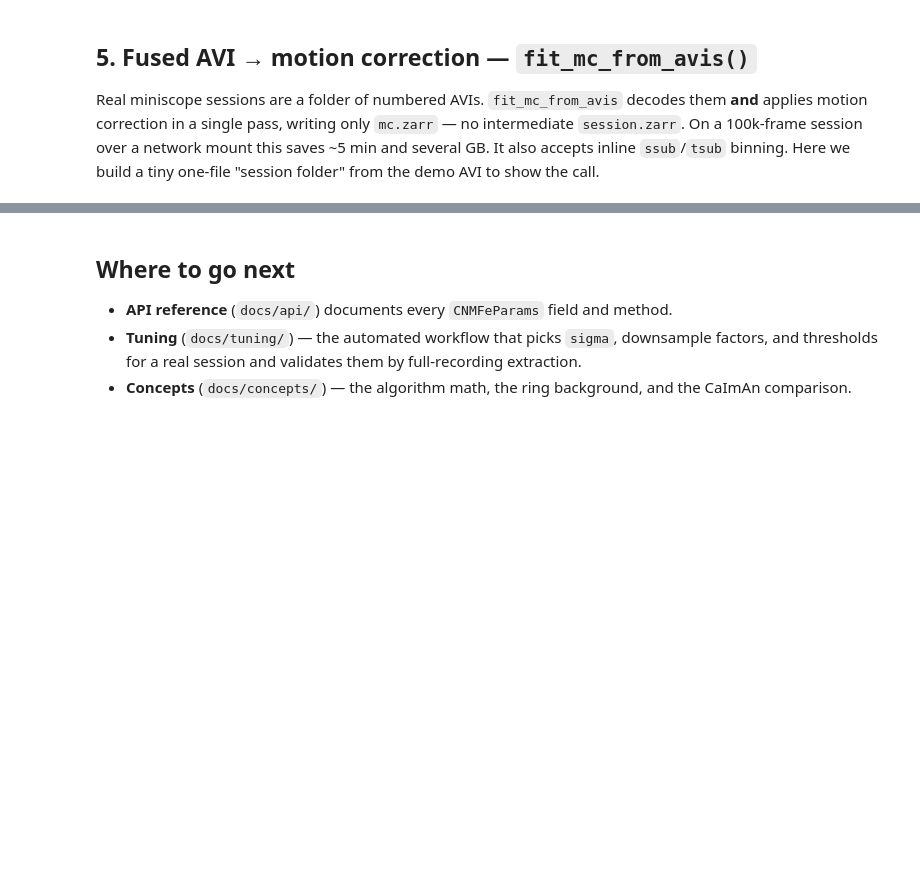
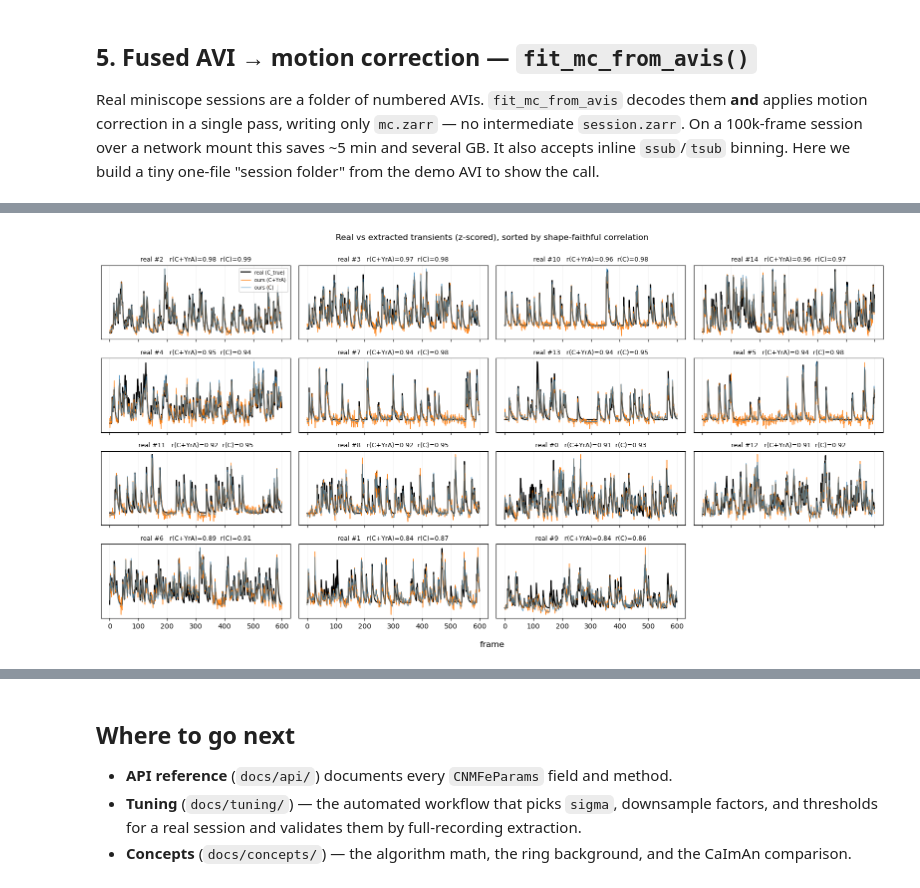
Before and after one commit to FlorianNeurosci/miniCNMFe, a Jupyter notebook: demo_notebooks/03_advanced_features.ipynb, the cells around one changed output, grey strips where cells are left out. Drawn from its saved outputs; the diff is of its cells as text; code cells hidden in the pictures; blank space fills up the shorter version.

```diff
--- a/demo_notebooks/03_advanced_features.ipynb
+++ b/demo_notebooks/03_advanced_features.ipynb
@@ -307,0 +337,71 @@ fused decode+MC in 2.7s
+# %%
+from scipy.optimize import linear_sum_assignment
+
+# --- ground truth (real neurons only; ghosts are not in the GT) ---
+meta = np.load(DEMO / "realistic_medium_meta.npz")
+C_true = meta["C_true"]           # (Kt, T)  true calcium traces
+A_true = meta["A_true"]           # (H*W, Kt) true footprints
+Kt = C_true.shape[0]
+
+def unit_cols(M):
+    n = np.linalg.norm(M, axis=0); n[n == 0] = 1.0
+    return M / n
+
+def corr(a, b):
+    a = a - a.mean(); b = b - b.mean()
+    d = np.linalg.norm(a) * np.linalg.norm(b)
+    return float(a @ b / d) if d else 0.0
+
+def register(model):
+    """Match accepted components to GT by footprint overlap; return matched pairs."""
+    acc = model.accepted_mask
+    A = model.A.toarray()[:, acc]
+    C, CY = model.C[acc], (model.C + model.YrA)[acc]
+    S = unit_cols(A).T @ unit_cols(A_true)            # (Ka, Kt) spatial overlap
+    ext_i, gt_i = linear_sum_assignment(-S)           # maximise total overlap
+    pairs = [(g, corr(C_true[g], CY[e]), corr(C_true[g], C[e]), CY[e], C[e])
+             for e, g in zip(ext_i, gt_i) if S[e, g] >= 0.3]
+    return acc.sum(), pairs
+
+# --- does a global background term change recovery on this realistic movie? ---
+pairs = None
+for rank in (1, 2):
+    ka, pr = register(CNMFe(CNMFeParams(**BASE, global_bg_rank=rank))
+                      .fit(mc, do_motion_correction=False))
+    med = np.median([p[1] for p in pr])
+    n7 = sum(p[1] >= 0.7 for p in pr)
+    print(f"global_bg_rank={rank}: accepted={ka}  matched={len(pr)}/{Kt}  "
+          f"median r(C+YrA)={med:.2f}  (r>=0.7: {n7})")
+    if rank == 1:
+        pairs = pr                                    # rank-1 suffices here
+
+pairs.sort(key=lambda p: -p[1])                       # best shape-faithful match first
+rCY = np.array([p[1] for p in pairs])
+print(f"\nrecovery: {len(pairs)}/{Kt} matched  median r(C+YrA)={np.median(rCY):.2f}, "
+      f"top neurons reach r~{rCY.max():.2f}; "
+      f"undetected real neurons: {sorted(set(range(Kt)) - {p[0] for p in pairs})}")
+
+# --- overlay grid: real vs ours, sorted best-to-worst ---
+def z(x):
+    s = x.std()
+    return (x - x.mean()) / s if s else x - x.mean()
+
+ncol = 4
+nrow = int(np.ceil(len(pairs) / ncol))
+fig, axes = plt.subplots(nrow, ncol, figsize=(4 * ncol, 2.1 * nrow),
+                         sharex=True, squeeze=False)
+for ax in axes.flat:
+    ax.axis("off")
+for ax, (g, rcy, rc, cy, c) in zip(axes.flat, pairs):
+    ax.axis("on")
+    ax.plot(z(C_true[g]), color="black", lw=1.6, label="real (C_true)")
+    ax.plot(z(cy),        color="tab:orange", lw=1.0, alpha=0.9, label="ours (C+YrA)")
+    ax.plot(z(c),         color="tab:blue", lw=0.9, alpha=0.7, label="ours (C)")
+    ax.set_title(f"real #{g}   r(C+YrA)={rcy:.2f}  r(C)={rc:.2f}", fontsize=9)
+    ax.set_yticks([]); ax.grid(alpha=0.2)
+axes.flat[0].legend(fontsize=7, loc="upper right")
+fig.supxlabel("frame")
+fig.suptitle("Real vs extracted transients (z-scored), "
+             "sorted by shape-faithful correlation", y=1.0)
+plt.tight_layout(); plt.show()
+# %% [output]
@@ -307,0 +425 @@ fused decode+MC in 2.7s
+[figure, added]
```
Also changed, not shown: parts of 9 cells of this notebook, 15 other files.
